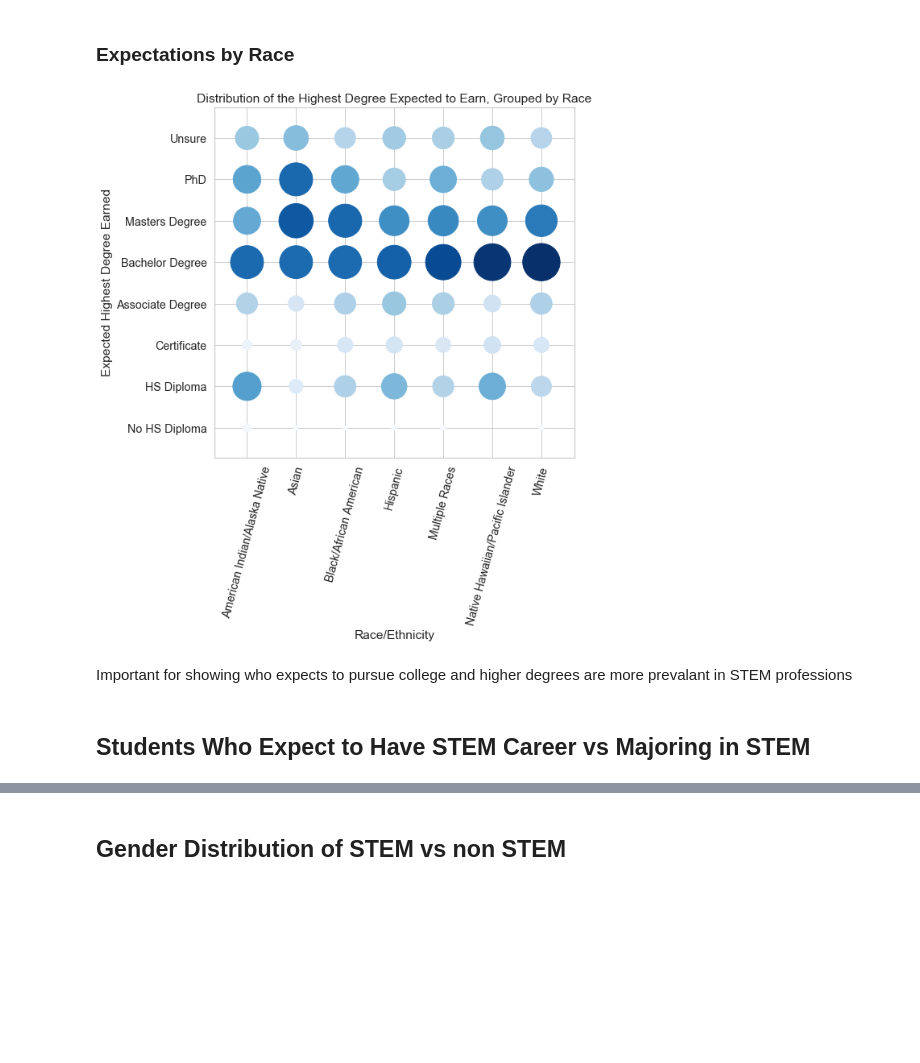
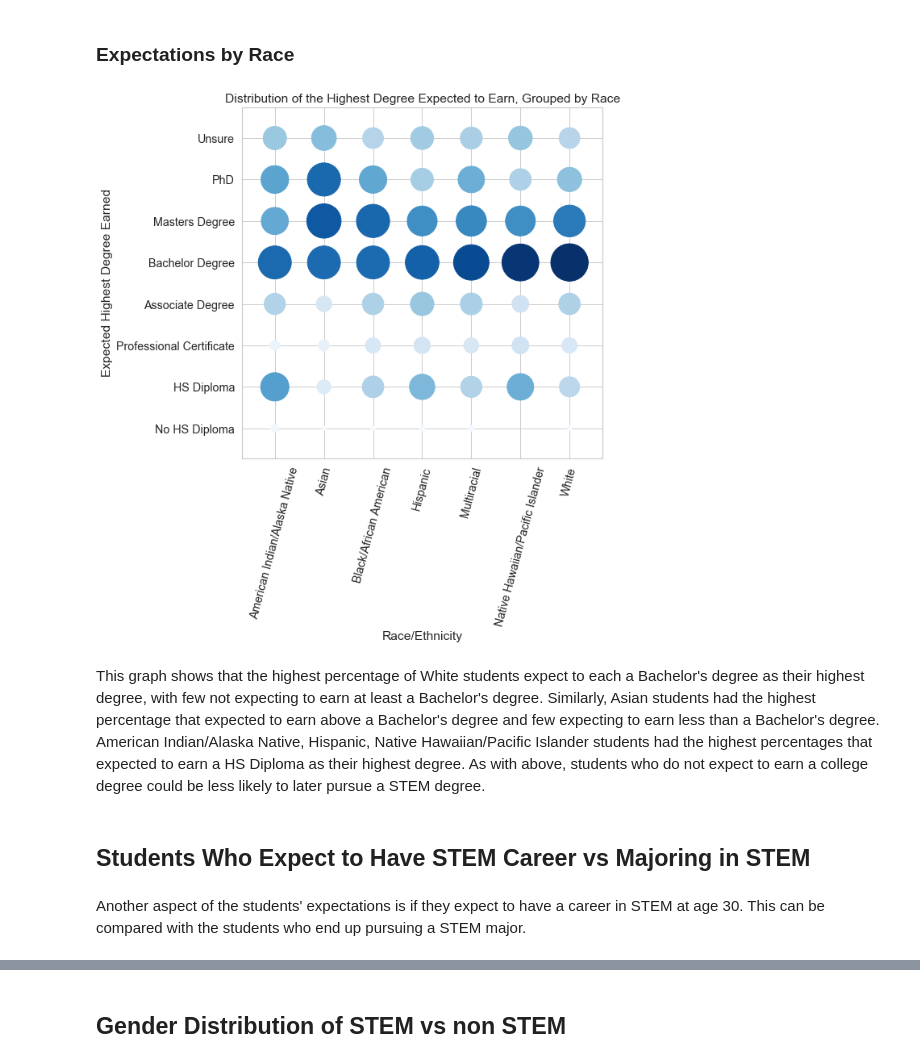
Before and after one commit to laurenphipps/STEM-majors, a Jupyter notebook: Final_Notebook.ipynb, the cells around one changed output, grey strips where cells are left out. Saved outputs shown, nothing was run; the diff lists cells and outputs as text; code cells hidden in the pictures; blank space fills up the shorter version.

```diff
--- a/Final_Notebook.ipynb
+++ b/Final_Notebook.ipynb
@@ -144,25 +151,34 @@ plt.show()
 # %% [markdown]
 ### Expectations by Race
 # %%
+#create dataframe with expectations grouped by race
 race_expectations = pd.DataFrame(data = df.groupby('X2RACE')['EXPECT'].value_counts(normalize = True)).unstack()
-race_expectations.columns = ['No HS Diploma', 'HS Diploma', 'Certificate', 'Associate Degree', 'Bachelor Degree', 'Masters Degree', 'PhD', 'Unsure']
-race_expectations.index = ['American Indian/Alaska Native', 'Asian', 'Black/African American', 'Hispanic', 'Multiple Races', 'Native Hawaiian/Pacific Islander', 'White']
+race_expectations.columns = ['No HS Diploma', 'HS Diploma', 'Professional Certificate', 'Associate Degree', 'Bachelor Degree', 'Masters Degree', 'PhD', 'Unsure']
+race_expectations.index = ['American Indian/Alaska Native', 'Asian', 'Black/African American', 'Hispanic', 'Multiracial', 'Native Hawaiian/Pacific Islander', 'White']
 
-x,y = np.meshgrid(race_expectations.columns, race_expectations.index)
+#create array of columns and index
+degree_race,race = np.meshgrid(race_expectations.columns, race_expectations.index)
+
+#scale dataframe so that circles appear on graph
 race_expectations *= 7000
 
+#plot the data
 plt.figure(figsize = (8, 8))
-plt.scatter(x=y.flatten(), y=x.flatten(), s=race_expectations.values.flatten(), c = race_expectations.values.flatten(),  cmap= 'Blues')
+#assign values to each axis with the values determining the size and gradient of the circles
+plt.scatter(x=race.flatten(), y=degree_race.flatten(), s=race_expectations.values.flatten(), c = race_expectations.values.flatten(),  cmap= 'Blues')
+#style the graph
 plt.xticks(rotation=75)
 plt.title('Distribution of the Highest Degree Expected to Earn, Grouped by Race')
 plt.xlabel('Race/Ethnicity')
 plt.ylabel('Expected Highest Degree Earned')
 plt.margins(0.1, 0.1)
 plt.show()
 # %% [output]
-[figure, old version]
+[figure, new version]
-# %% [markdown]
-Important for showing who expects to pursue college and higher degrees are more prevalant in STEM professions
+# %% [markdown]
+This graph shows that the highest percentage of White students expect to each a Bachelor's degree as their highest degree, with few not expecting to earn at least a Bachelor's degree. Similarly, Asian students had the highest percentage that expected to earn above a Bachelor's degree and few expecting to earn less than a Bachelor's degree. American Indian/Alaska Native, Hispanic, Native Hawaiian/Pacific Islander students had the highest percentages that expected to earn a HS Diploma as their highest degree. As with above, students who do not expect to earn a college degree could be less likely to later pursue a STEM degree.
 # %% [markdown]
 ## Students Who Expect to Have STEM Career vs Majoring in STEM
+# %% [markdown]
+Another aspect of the students' expectations is if they expect to have a career in STEM at age 30. This can be compared with the students who end up pursuing a STEM major.
 # %%
```
Also changed, not shown: parts of 31 cells of this notebook, 1 other file.
